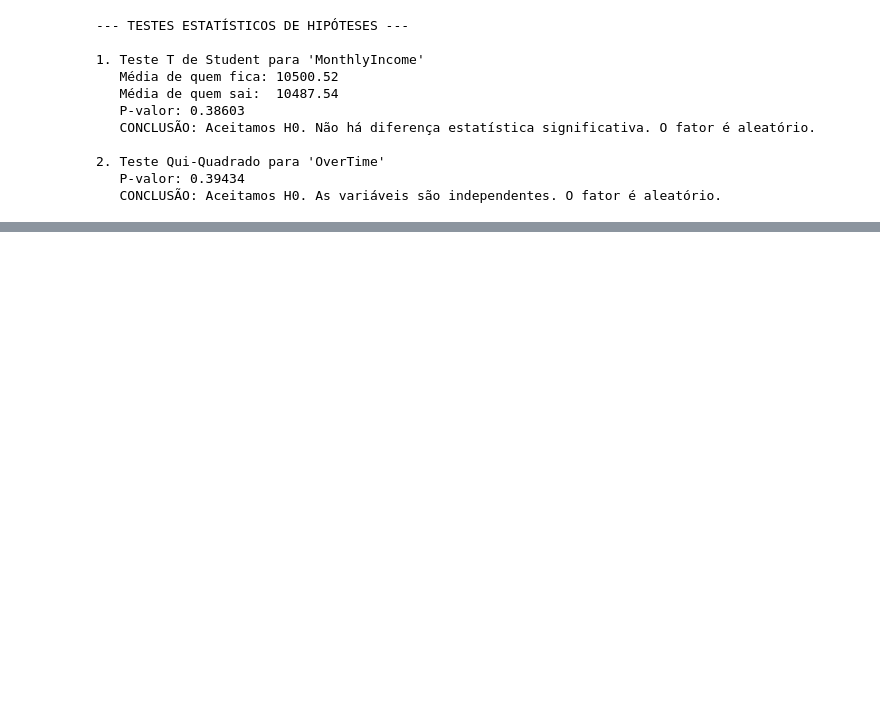
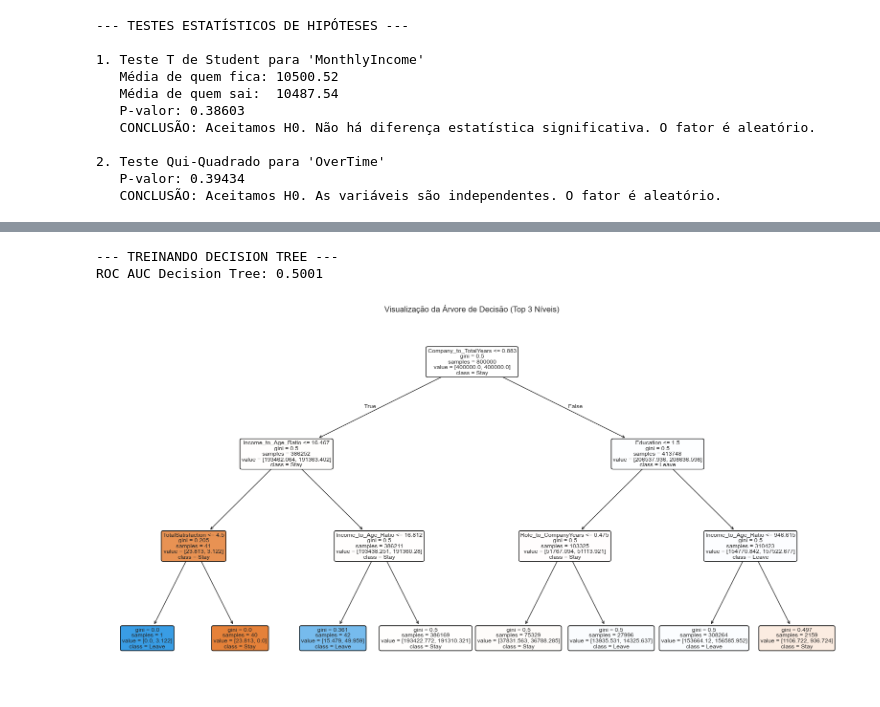
Before and after one commit to v-armendani/Scripts_Python_PosEngDeDados, a Jupyter notebook: Data Science/Anl_TrabalhoFinal.ipynb, the cells around one changed output, grey strips where cells are left out. Saved outputs shown, nothing was run; the diff lists cells and outputs as text; code cells hidden in the pictures; blank space fills up the shorter version.

```diff
--- a/Data Science/Anl_TrabalhoFinal.ipynb
+++ b/Data Science/Anl_TrabalhoFinal.ipynb
@@ -702,0 +1032,24 @@ Deseja que eu lhe envie o script de Optuna ajustado para esse nosso dataframe fi
+# %%
+from sklearn.tree import DecisionTreeClassifier, plot_tree
+import matplotlib.pyplot as plt
+
+print("--- TREINANDO DECISION TREE ---")
+
+# Criamos uma árvore simples (max_depth=3 para não ficar um borrão gigante)
+# class_weight='balanced' para tratar o desbalanceamento
+dt_model = DecisionTreeClassifier(max_depth=3, class_weight='balanced', random_state=42)
+dt_model.fit(X_train, y_train)
+
+# Avaliação
+y_pred_dt = dt_model.predict(X_test)
+print(f"ROC AUC Decision Tree: {roc_auc_score(y_test, dt_model.predict_proba(X_test)[:, 1]):.4f}")
+
+# Visualização da Árvore
+plt.figure(figsize=(20, 10))
+plot_tree(dt_model, feature_names=X_train.columns, class_names=['Stay', 'Leave'], filled=True, rounded=True)
+plt.title("Visualização da Árvore de Decisão (Top 3 Níveis)")
+plt.show()
+# %% [output]
+--- TREINANDO DECISION TREE ---
+ROC AUC Decision Tree: 0.5001
+[figure, added]
```
Also changed, not shown: parts of 12 cells of this notebook.
